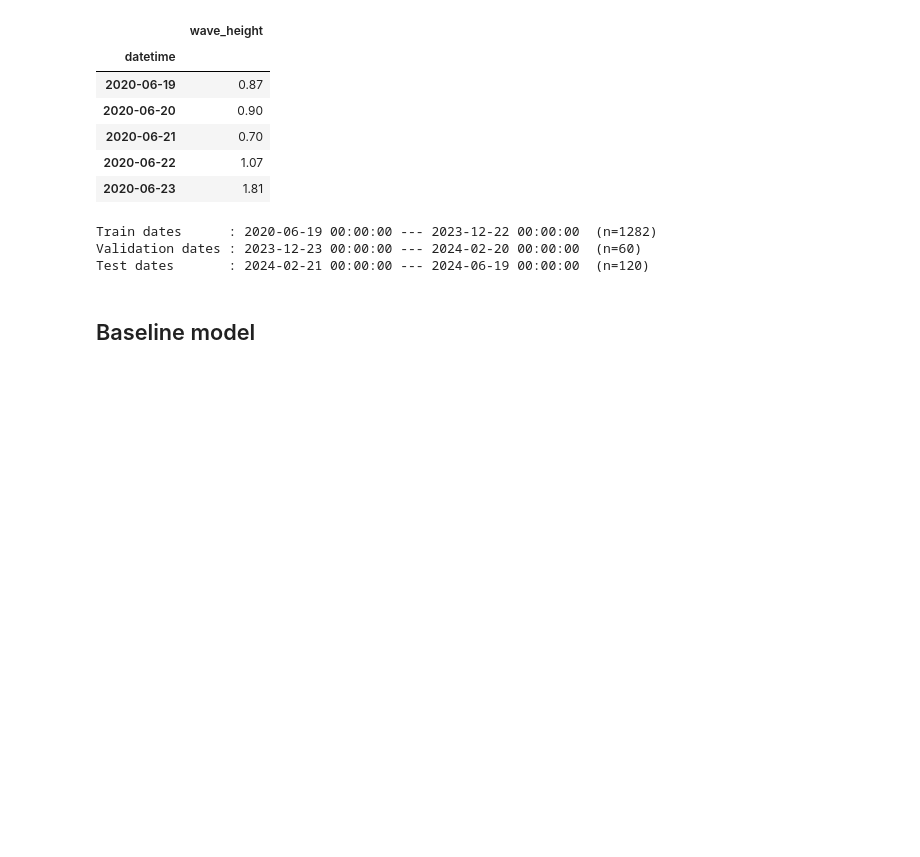
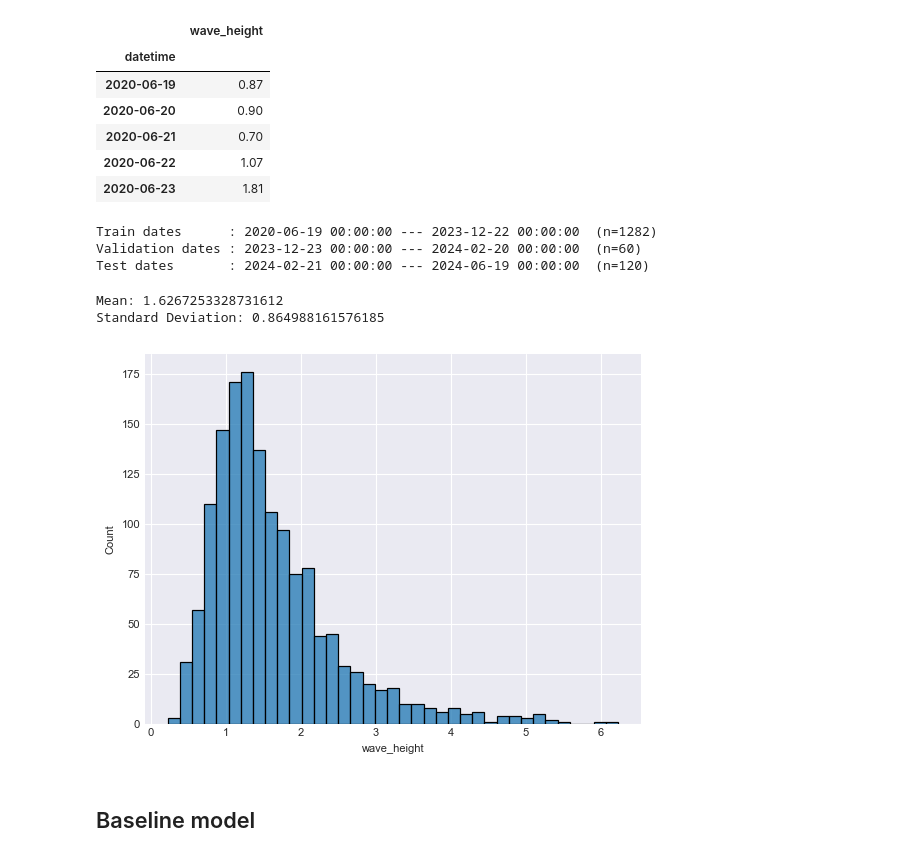
Before and after one commit to AlvaroCorrales/wave-height-prediction, a Jupyter notebook: Model XGBoost ESP daily data.ipynb, the cells around one changed output. Cells and saved outputs as stored; diff of their text form; code cells hidden in the pictures; blank space fills up the shorter version.

```diff
--- a/Model XGBoost ESP daily data.ipynb
+++ b/Model XGBoost ESP daily data.ipynb
@@ -72,6 +72,17 @@ print(f"Test dates       : {df_test.index.min()} --- {df_test.index.max()}  (n={
 Train dates      : 2020-06-19 00:00:00 --- 2023-12-22 00:00:00  (n=1282)
 Validation dates : 2023-12-23 00:00:00 --- 2024-02-20 00:00:00  (n=60)
 Test dates       : 2024-02-21 00:00:00 --- 2024-06-19 00:00:00  (n=120)
+# %%
+print('Mean:', df['wave_height'].mean())
+print('Standard Deviation:', df['wave_height'].std())
+# %% [output]
+Mean: 1.6267253328731612
+Standard Deviation: 0.864988161576185
+# %%
+sns.histplot(x = df['wave_height'])
+plt.show()
+# %% [output]
+[figure, added]
 # %% [markdown]
 ## Baseline model
 # %%
```
